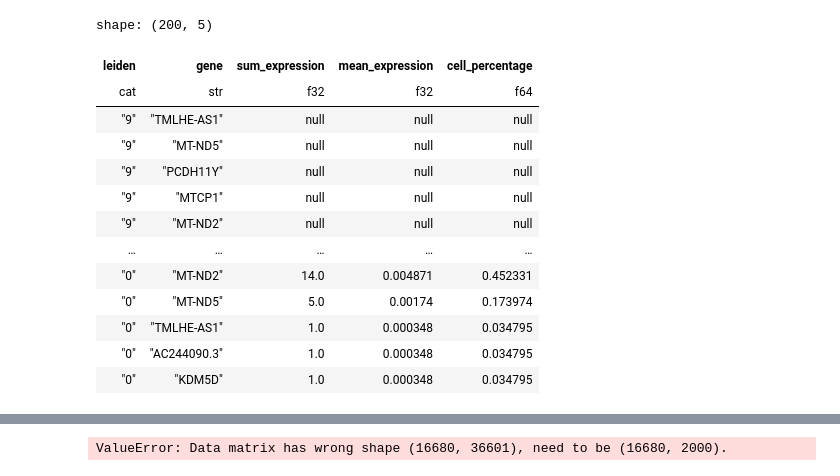
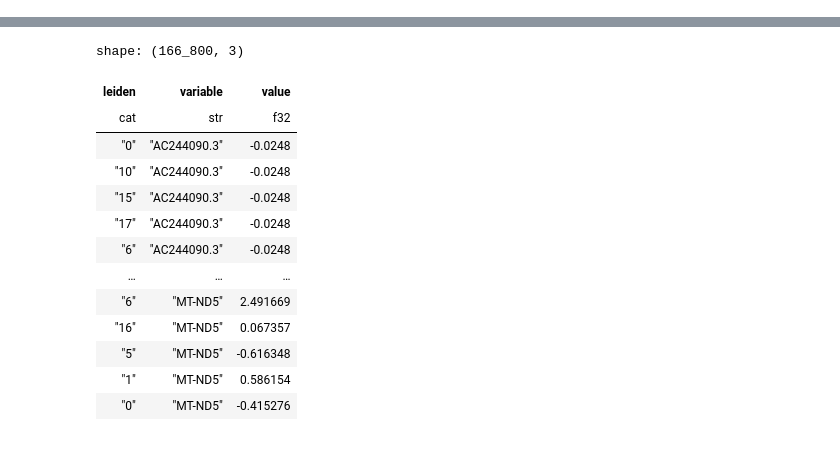
Before and after one commit to datavil/cellestial, a Jupyter notebook: notebooks/dotplot3.ipynb, the cells around one changed output, grey strips where cells are left out. Saved outputs shown, nothing was run; the diff lists cells and outputs as text; code cells hidden in the pictures.

```diff
--- a/notebooks/dotplot3.ipynb
+++ b/notebooks/dotplot3.ipynb
@@ -234,20 +211,3 @@ p
-# %%
-retrieve(p)
-# %% [output]
-shape: (200, 5)
-| leiden | gene | sum_expression | mean_expression | cell_percentage |
-| cat | str | f32 | f32 | f64 |
-| "9" | "TMLHE-AS1" | null | null | null |
-| "9" | "MT-ND5" | null | null | null |
-| "9" | "PCDH11Y" | null | null | null |
-| "9" | "MTCP1" | null | null | null |
-| "9" | "MT-ND2" | null | null | null |
-| … | … | … | … | … |
-| "0" | "MT-ND2" | 14.0 | 0.004871 | 0.452331 |
-| "0" | "MT-ND5" | 5.0 | 0.00174 | 0.173974 |
-| "0" | "TMLHE-AS1" | 1.0 | 0.000348 | 0.034795 |
-| "0" | "AC244090.3" | 1.0 | 0.000348 | 0.034795 |
-| "0" | "KDM5D" | 1.0 | 0.000348 | 0.034795 |
 # %%
 import scanpy as sc
 
@@ -260,31 +220,44 @@ group_by = "leiden"
 # %%
 def dotplot3(
     data: AnnData,
     keys: str | Sequence[str],
     group_by: str,
 ) -> PlotSpec:
     if isinstance(keys,str):
         keys = [keys]
 
     # build the base frame
     selected = [group_by] + keys
     frame = build_frame(
-        data=data.raw,
+        data=data,
         axis=0,
         variable_keys=keys
     ).select(selected)
 
     # melt the data
     frame = frame.unpivot(keys,index=group_by)
 
     # aggreate the frame by the group
     scttr = (
         ggplot(frame)
-        + geom_point()
+        + geom_point(aes(x="variable",y=group_by,color="value"))
     )
 
 
     return scttr
 retrieve(dotplot3(data,keys,group_by))
 # %% [output]
-ValueError: Data matrix has wrong shape (16680, 36601), need to be (16680, 2000).
+shape: (166_800, 3)
+| leiden | variable | value |
+| cat | str | f32 |
+| "0" | "AC244090.3" | -0.0248 |
+| "10" | "AC244090.3" | -0.0248 |
+| "15" | "AC244090.3" | -0.0248 |
+| "17" | "AC244090.3" | -0.0248 |
+| "6" | "AC244090.3" | -0.0248 |
+| … | … | … |
+| "6" | "MT-ND5" | 2.491669 |
+| "16" | "MT-ND5" | 0.067357 |
+| "5" | "MT-ND5" | -0.616348 |
+| "1" | "MT-ND5" | 0.586154 |
+| "0" | "MT-ND5" | -0.415276 |
```
Also changed, not shown: parts of 4 cells of this notebook, 6 other files.
